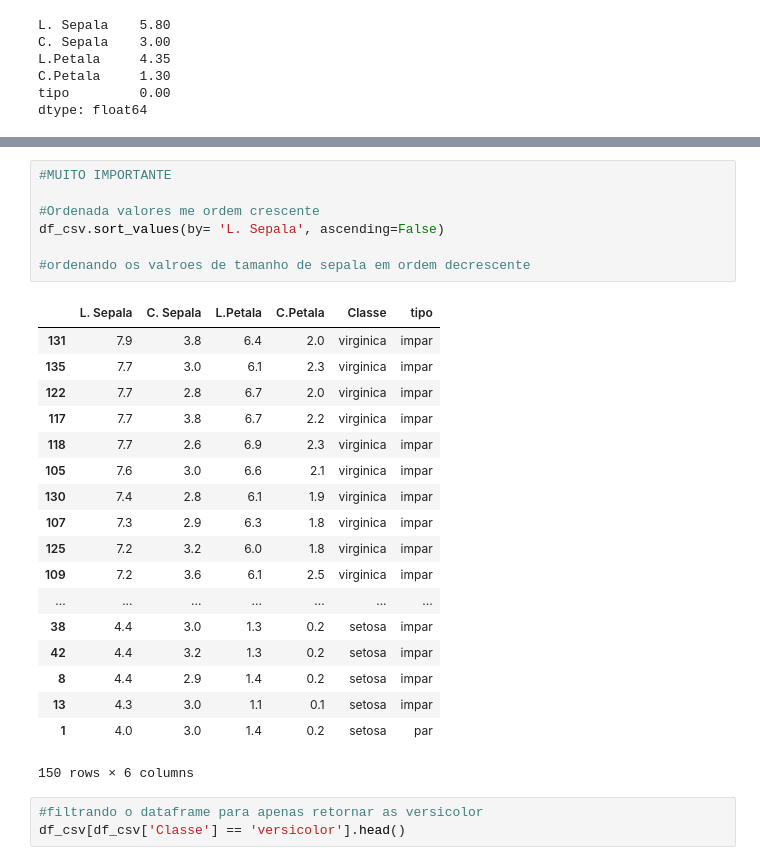
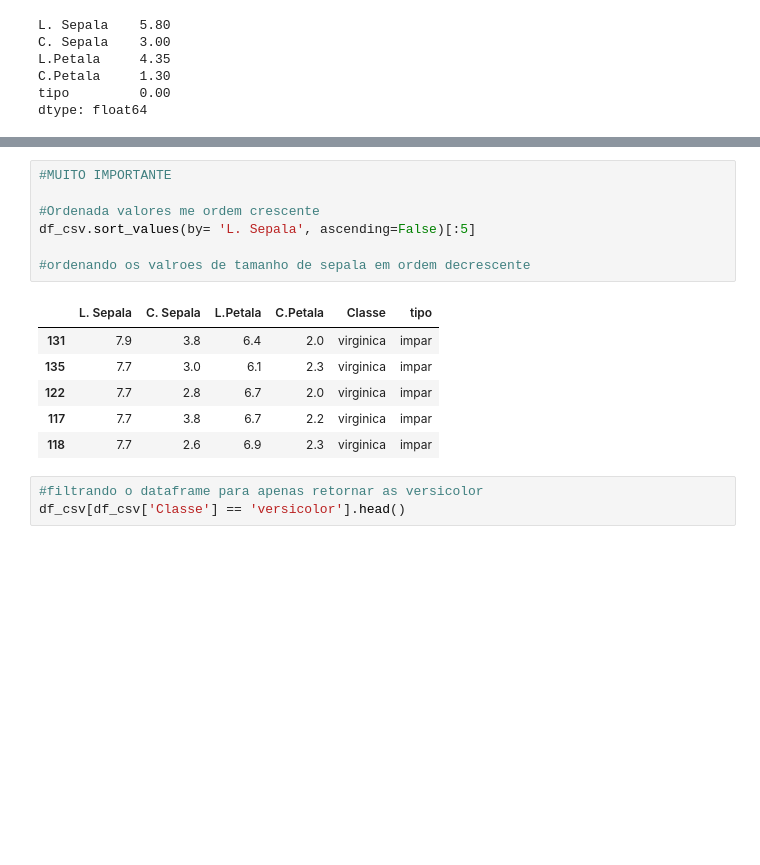
Before and after one commit to ArlonMoreira/PhytonExperimentos, a Jupyter notebook: Data Frame - Data Science Academy.ipynb, the cells around one changed output, grey strips where cells are left out. Cells and saved outputs as stored; diff of their text form; blank space fills up the shorter version.

```diff
--- a/Data Frame - Data Science Academy.ipynb
+++ b/Data Frame - Data Science Academy.ipynb
@@ -324,29 +286,17 @@ df_csv
 # %%
 #MUITO IMPORTANTE
 
 #Ordenada valores me ordem crescente
-df_csv.sort_values(by= 'L. Sepala', ascending=False)
+df_csv.sort_values(by= 'L. Sepala', ascending=False)[:5]
 
 #ordenando os valroes de tamanho de sepala em ordem decrescente
 # %% [output]
 |  | L. Sepala | C. Sepala | L.Petala | C.Petala | Classe | tipo |
 | 131 | 7.9 | 3.8 | 6.4 | 2.0 | virginica | impar |
 | 135 | 7.7 | 3.0 | 6.1 | 2.3 | virginica | impar |
 | 122 | 7.7 | 2.8 | 6.7 | 2.0 | virginica | impar |
 | 117 | 7.7 | 3.8 | 6.7 | 2.2 | virginica | impar |
 | 118 | 7.7 | 2.6 | 6.9 | 2.3 | virginica | impar |
-| 105 | 7.6 | 3.0 | 6.6 | 2.1 | virginica | impar |
-| 130 | 7.4 | 2.8 | 6.1 | 1.9 | virginica | impar |
-| 107 | 7.3 | 2.9 | 6.3 | 1.8 | virginica | impar |
-| 125 | 7.2 | 3.2 | 6.0 | 1.8 | virginica | impar |
-| 109 | 7.2 | 3.6 | 6.1 | 2.5 | virginica | impar |
-| ... | ... | ... | ... | ... | ... | ... |
-| 38 | 4.4 | 3.0 | 1.3 | 0.2 | setosa | impar |
-| 42 | 4.4 | 3.2 | 1.3 | 0.2 | setosa | impar |
-| 8 | 4.4 | 2.9 | 1.4 | 0.2 | setosa | impar |
-| 13 | 4.3 | 3.0 | 1.1 | 0.1 | setosa | impar |
-| 1 | 4.0 | 3.0 | 1.4 | 0.2 | setosa | par |
-150 rows × 6 columns
 # %%
 #filtrando o dataframe para apenas retornar as versicolor
 df_csv[df_csv['Classe'] == 'versicolor'].head()
```
Also changed, not shown: parts of 3 cells of this notebook.
